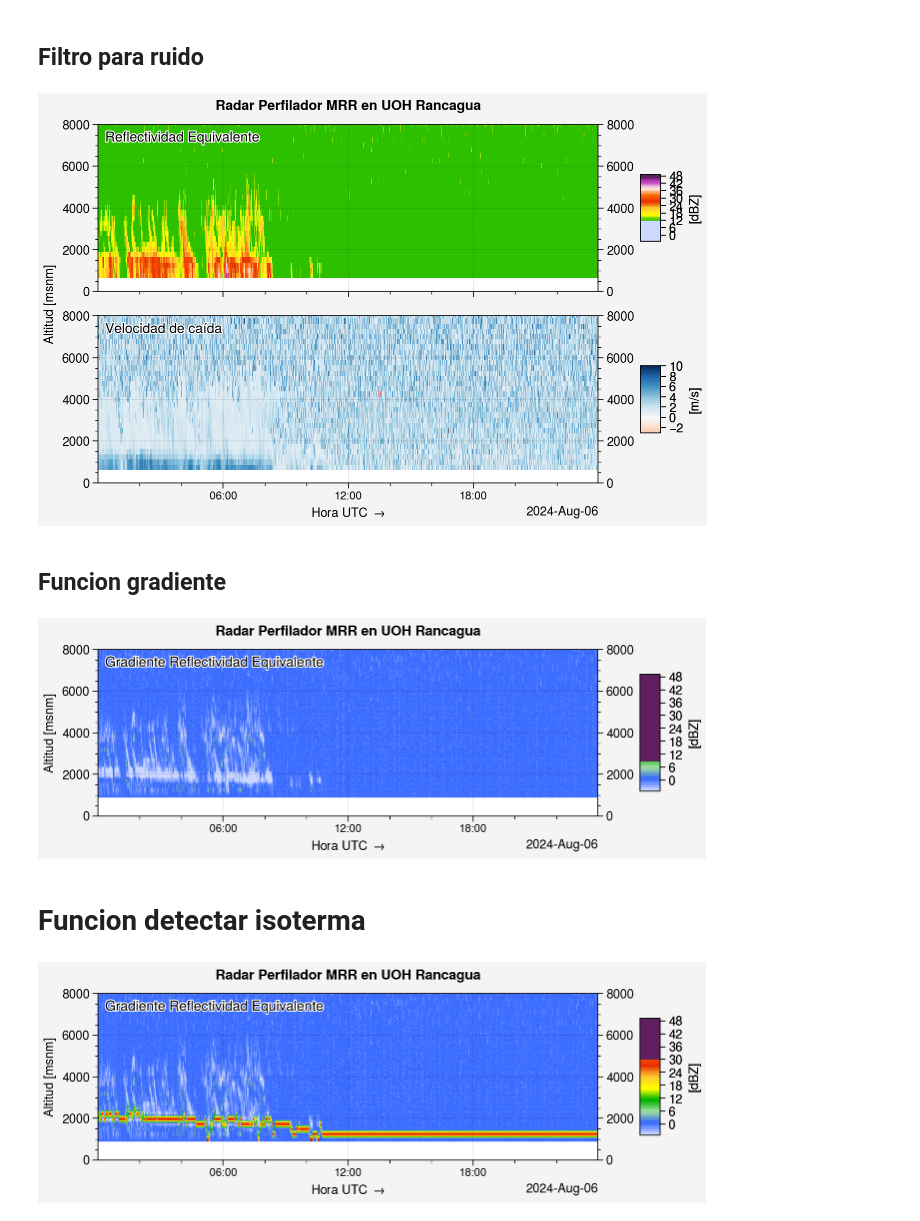
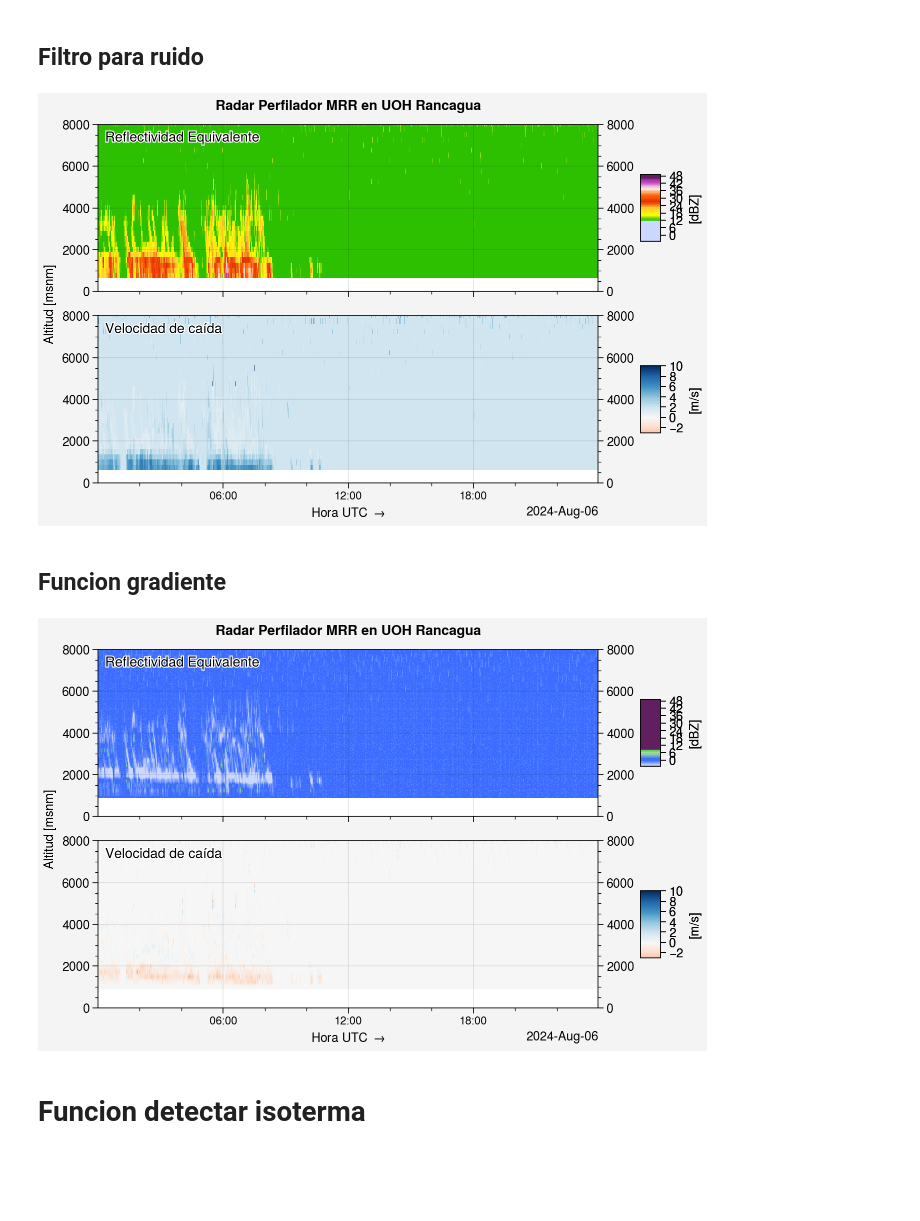
Before and after one commit to Ynoc01/RadarVisualisation, a Jupyter notebook: PlotRadar/PlotRadar_Isoterma.ipynb, the cells around one changed output. Saved outputs shown, nothing was run; the diff lists cells and outputs as text; code cells hidden in the pictures; blank space fills up the shorter version.

Commit message:
imshow a todo + isoterma VC

```diff
--- a/PlotRadar/PlotRadar_Isoterma.ipynb
+++ b/PlotRadar/PlotRadar_Isoterma.ipynb
@@ -15,4 +14,4 @@ from matplotlib import dates
 # %%
-ds= xr.open_dataset('C:/Users/conym/Desktop/ing/semestre 7/proyecto de datos/0806_mrr2c.nc_1.nc')
-#ds = xr.open_dataset('C:\Cony\Universidark\Proyecto de Datos 1\Datos\0806_mrr2c.nc_1.nc')
+#ds= xr.open_dataset('C:/Users/conym/Desktop/ing/semestre 7/proyecto de datos/0806_mrr2c.nc_1.nc')
+ds = xr.open_dataset('C:/Cosas/Universidark/Proyecto de Datos 1/Datos/0806_mrr2c.nc_1.nc')
 # %%
@@ -182,14 +180,13 @@ plot_mrr2(xlim,pd.to_datetime(ds.time.values) , heights, Ze, Vf, hora_local=Fals
 # %% [markdown]
 ## Filtro para ruido
 # %%
-minimo= 12     # Valor minimo a filtrar
-Ze_filtered = Ze.where(Ze >= minimo, minimo)
+minimo_ref = 12     # Valor minimo a filtrar
+minimo_vf = 6
+Ze_filtered = Ze.where(Ze >= minimo_ref, minimo_ref)
+Vf_filtered = np.where(Ze >= minimo_ref, Vf, 2)
 
-
-plot_mrr2(xlim,pd.to_datetime(ds.time.values) , heights, Ze_filtered, Vf, hora_local=False)
-
-#hacer una nueva funcion con for que cambie ambos a la vez
+plot_mrr2(xlim,pd.to_datetime(ds.time.values) , heights, Ze_filtered, Vf=Vf_filtered, hora_local=False)
 # %% [output]
-[figure, old version]
+[figure, new version]
 # %% [markdown]
 ## Funcion gradiente
@@ -354,7 +224,7 @@ def plot_mrr3_imshow(xlim, times, heights, Ze, Vf=None, hora_local=False, ax=Non
         xlocator=('hour',range(0,24,6))
         xminorlocator=('hour',range(0,24,2))
 
-    extent = [mdates.date2num(times[0]), mdates.date2num(times[-1]), heights[0], heights[-1]]
+    extent = [dates.date2num(times[0]), dates.date2num(times[-1]), heights[0], heights[-1]]
 
     if Vf is None:
 
@@ -453,13 +323,14 @@ def calcular_gradiente(datos, marco):
 # %%
 altura_inicial_desfase = 500 + (heights[1] - heights[0]) / 2   # Ajuste altura
 
 heights_ajustado = ds.height[0, :] + altura_inicial_desfase
 
 marco = 1
 gradiente_Ze = calcular_gradiente(Ze_filtered.T, marco) #el problema, una vez más era la traspuesta xd
-plot_mrr3_imshow(xlim, new_time, heights_ajustado, gradiente_Ze, hora_local=False)
+gradiente_Vf = calcular_gradiente(Vf_filtered.T, marco)
+plot_mrr3_imshow(xlim, new_time, heights_ajustado, gradiente_Ze, Vf=gradiente_Vf, hora_local=False)
 # %% [output]
-[figure, old version]
+[figure, new version]
 # %% [markdown]
 # Funcion detectar isoterma
 # %%
@@ -487,21 +358,3 @@ def detectar_isoterma_cero(gradiente, altura_inicial):
         })
 
     return resultados
-# %%
-altura_inicial = 2000
-resultados_isoterma = detectar_isoterma_cero(gradiente_Ze, altura_inicial)
-gradiente_modificado = np.copy(gradiente_Ze)
-IndicesIsoterma = []
-for resultado in resultados_isoterma:
-    t = resultado["iter"]
-    altura_minima = resultado["altura_minima"]
-    idx_altura = int((np.abs(heights_ajustado - altura_minima)).argmin())
-    IndicesIsoterma.append(idx_altura)
-    gradiente_modificado[idx_altura, t] = 30
-
-
-plot_mrr3_imshow(xlim, new_time, heights_ajustado, gradiente_modificado, hora_local=False)
-FactorConversion = (heights[-1]-500)/ len(heights) #quite el .values en heights[-1]
-AlturasIsoterma = np.array(IndicesIsoterma) * FactorConversion
-# %% [output]
-[figure, removed]
```
Also changed, not shown: parts of 25 cells of this notebook.
